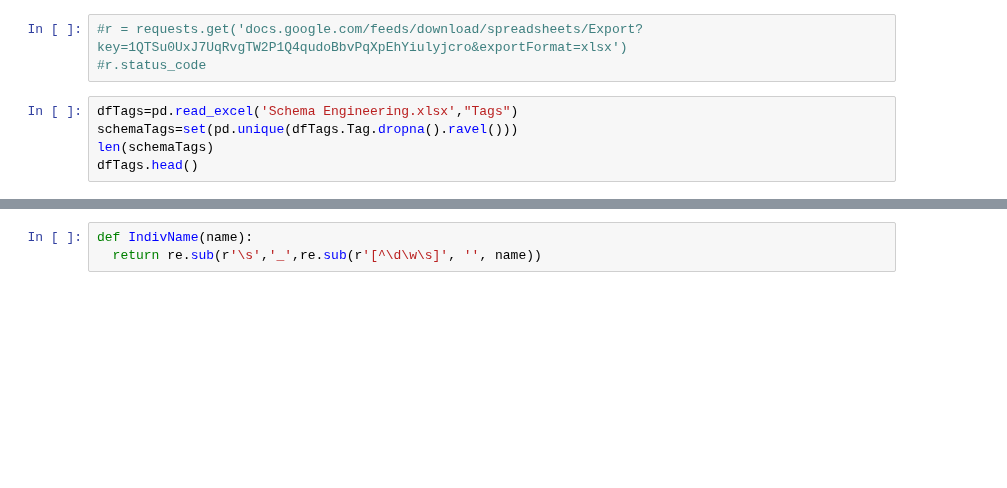
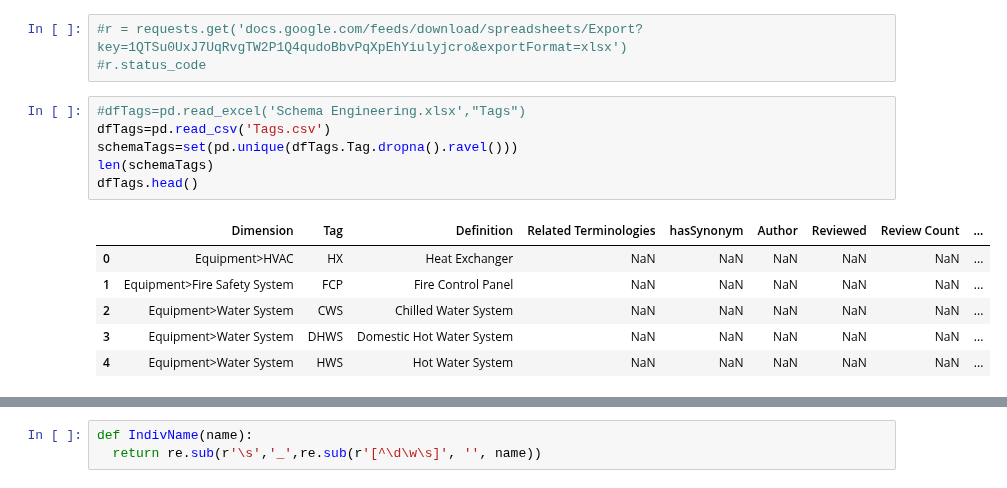
Before and after one commit to BrickSchema/Brick, a Jupyter notebook: src/BuildBrick.ipynb, the cells around one changed output, grey strips where cells are left out. Saved outputs shown, nothing was run; the diff lists cells and outputs as text; blank space fills up the shorter version.

Commit message:
xlsx->csv of source files

```diff
--- a/src/BuildBrick.ipynb
+++ b/src/BuildBrick.ipynb
@@ -35,8 +41,16 @@ print(len(g))
 #r = requests.get('docs.google.com/feeds/download/spreadsheets/Export?key=1QTSu0UxJ7UqRvgTW2P1Q4qudoBbvPqXpEhYiulyjcro&exportFormat=xlsx')
 #r.status_code
 # %%
-dfTags=pd.read_excel('Schema Engineering.xlsx',"Tags")
+#dfTags=pd.read_excel('Schema Engineering.xlsx',"Tags")
+dfTags=pd.read_csv('Tags.csv')
 schemaTags=set(pd.unique(dfTags.Tag.dropna().ravel()))
 len(schemaTags)
 dfTags.head()
+# %% [output]
+|  | Dimension | Tag | Definition | Related Terminologies | hasSynonym | Author | Reviewed | Review Count | ... |
+| 0 | Equipment>HVAC | HX | Heat Exchanger | NaN | NaN | NaN | NaN | NaN | ... |
+| 1 | Equipment>Fire Safety System | FCP | Fire Control Panel | NaN | NaN | NaN | NaN | NaN | ... |
+| 2 | Equipment>Water System | CWS | Chilled Water System | NaN | NaN | NaN | NaN | NaN | ... |
+| 3 | Equipment>Water System | DHWS | Domestic Hot Water System | NaN | NaN | NaN | NaN | NaN | ... |
+| 4 | Equipment>Water System | HWS | Hot Water System | NaN | NaN | NaN | NaN | NaN | ... |
 # %%
```
Also changed, not shown: parts of 6 cells of this notebook, 2 other files.
